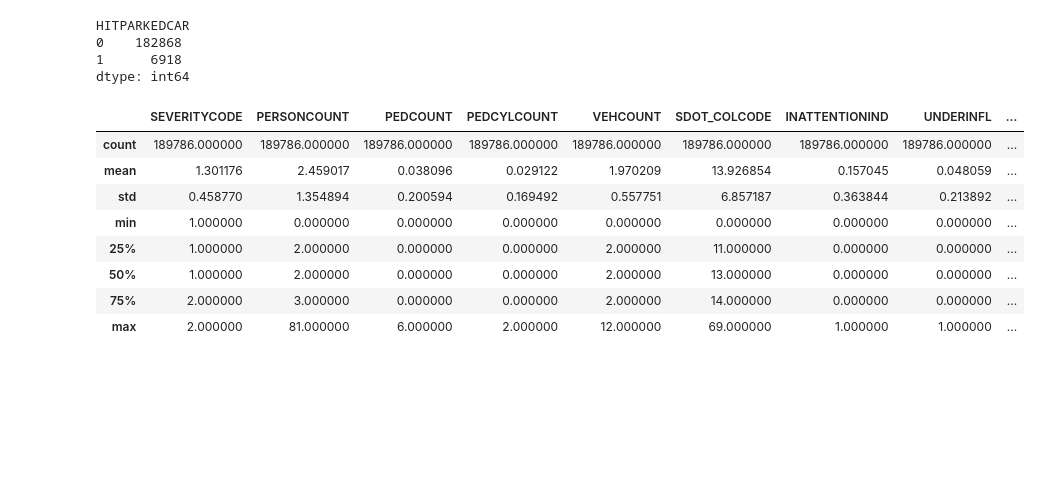
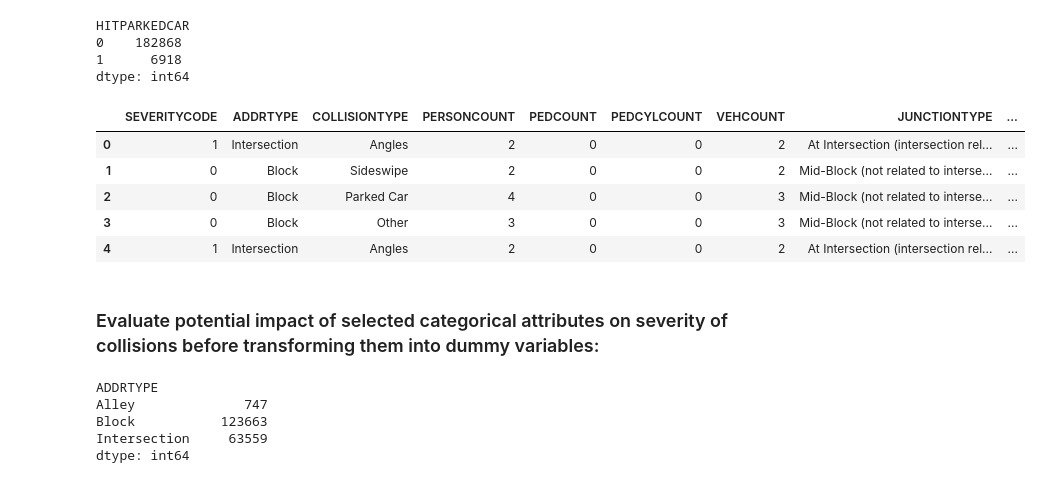
Before and after one commit to realAshkan/Coursera_Capstone, a Jupyter notebook: Capstone_ColSevPred.ipynb, the cells around one changed output. Drawn from its saved outputs; the diff is of its cells as text; code cells hidden in the pictures; blank space fills up the shorter version.

```diff
--- a/Capstone_ColSevPred.ipynb
+++ b/Capstone_ColSevPred.ipynb
@@ -138,0 +139,10 @@ dtype: int64
+# %%
+cdf2['period'] = (cdf2['INCDTTM'].dt.hour % 24 + 4) // 4
+cdf2['period'].replace({1: 'Late Night',
+                      2: 'Early Morning',
+                      3: 'Morning',
+                      4: 'Afternoon',
+                      5: 'Evening',
+                      6: 'Night'}, inplace=True)
+# %%
+cdf2 = cdf2.drop('INCDTTM', 1)
@@ -138,0 +152,15 @@ dtype: int64
+# %%
+cdf2['monthofyear'] = cdf2['INCDATE'].dt.month
+cdf2['seasonofyear'] = (cdf2['monthofyear']%12 + 3)//3
+
+cdf2['winter'] = cdf2['seasonofyear'].apply(lambda x: 1 if (x==1)  else 0)
+cdf2['spring'] = cdf2['seasonofyear'].apply(lambda x: 1 if (x==2)  else 0)
+cdf2['summer'] = cdf2['seasonofyear'].apply(lambda x: 1 if (x==3)  else 0)
+cdf2['fall'] = cdf2['seasonofyear'].apply(lambda x: 1 if (x==4)  else 0)
+# %%
+cdf2 = cdf2.drop('dayofweek', 1)
+
+cdf2 = cdf2.drop('monthofyear', 1)
+cdf2 = cdf2.drop('seasonofyear', 1)
+
+cdf2 = cdf2.drop('INCDATE', 1)
@@ -216,14 +246,21 @@ HITPARKEDCAR
 1      6918
 dtype: int64
 # %%
-cdf2.describe()
+cdf2.head()
 # %% [output]
-|  | SEVERITYCODE | PERSONCOUNT | PEDCOUNT | PEDCYLCOUNT | VEHCOUNT | SDOT_COLCODE | INATTENTIONIND | UNDERINFL | ... |
-| count | 189786.000000 | 189786.000000 | 189786.000000 | 189786.000000 | 189786.000000 | 189786.000000 | 189786.000000 | 189786.000000 | ... |
-| mean | 1.301176 | 2.459017 | 0.038096 | 0.029122 | 1.970209 | 13.926854 | 0.157045 | 0.048059 | ... |
-| std | 0.458770 | 1.354894 | 0.200594 | 0.169492 | 0.557751 | 6.857187 | 0.363844 | 0.213892 | ... |
-| min | 1.000000 | 0.000000 | 0.000000 | 0.000000 | 0.000000 | 0.000000 | 0.000000 | 0.000000 | ... |
-| 25% | 1.000000 | 2.000000 | 0.000000 | 0.000000 | 2.000000 | 11.000000 | 0.000000 | 0.000000 | ... |
-| 50% | 1.000000 | 2.000000 | 0.000000 | 0.000000 | 2.000000 | 13.000000 | 0.000000 | 0.000000 | ... |
-| 75% | 2.000000 | 3.000000 | 0.000000 | 0.000000 | 2.000000 | 14.000000 | 0.000000 | 0.000000 | ... |
-| max | 2.000000 | 81.000000 | 6.000000 | 2.000000 | 12.000000 | 69.000000 | 1.000000 | 1.000000 | ... |
+|  | SEVERITYCODE | ADDRTYPE | COLLISIONTYPE | PERSONCOUNT | PEDCOUNT | PEDCYLCOUNT | VEHCOUNT | JUNCTIONTYPE | ... |
+| 0 | 1 | Intersection | Angles | 2 | 0 | 0 | 2 | At Intersection (intersection rel... | ... |
+| 1 | 0 | Block | Sideswipe | 2 | 0 | 0 | 2 | Mid-Block (not related to interse... | ... |
+| 2 | 0 | Block | Parked Car | 4 | 0 | 0 | 3 | Mid-Block (not related to interse... | ... |
+| 3 | 0 | Block | Other | 3 | 0 | 0 | 3 | Mid-Block (not related to interse... | ... |
+| 4 | 1 | Intersection | Angles | 2 | 0 | 0 | 2 | At Intersection (intersection rel... | ... |
+# %% [markdown]
+### Evaluate potential impact of selected categorical attributes on severity of collisions before transforming them into dummy variables:
+# %%
+cdf2.groupby('ADDRTYPE').size()
+# %% [output]
+ADDRTYPE
+Alley              747
+Block           123663
+Intersection     63559
+dtype: int64
```
Also changed, not shown: parts of 126 cells of this notebook.
